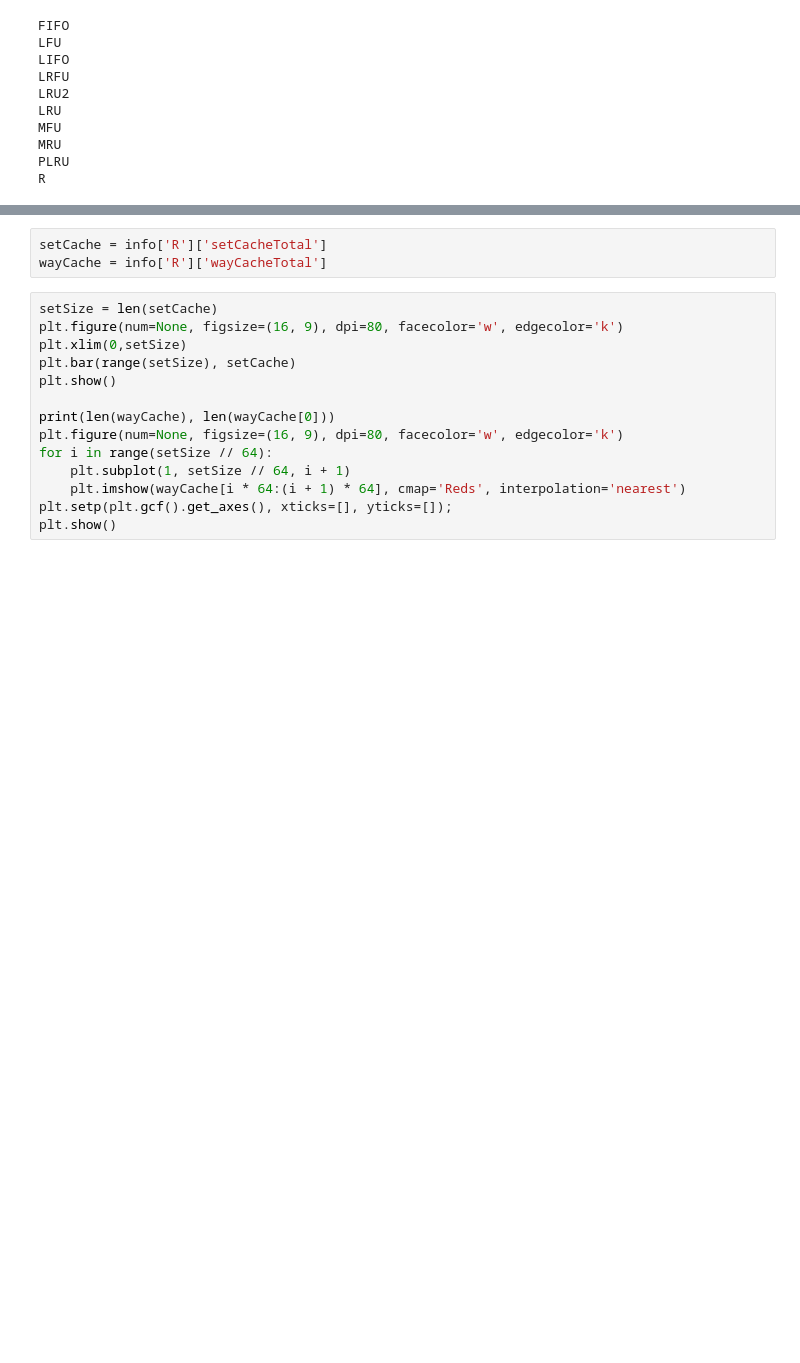
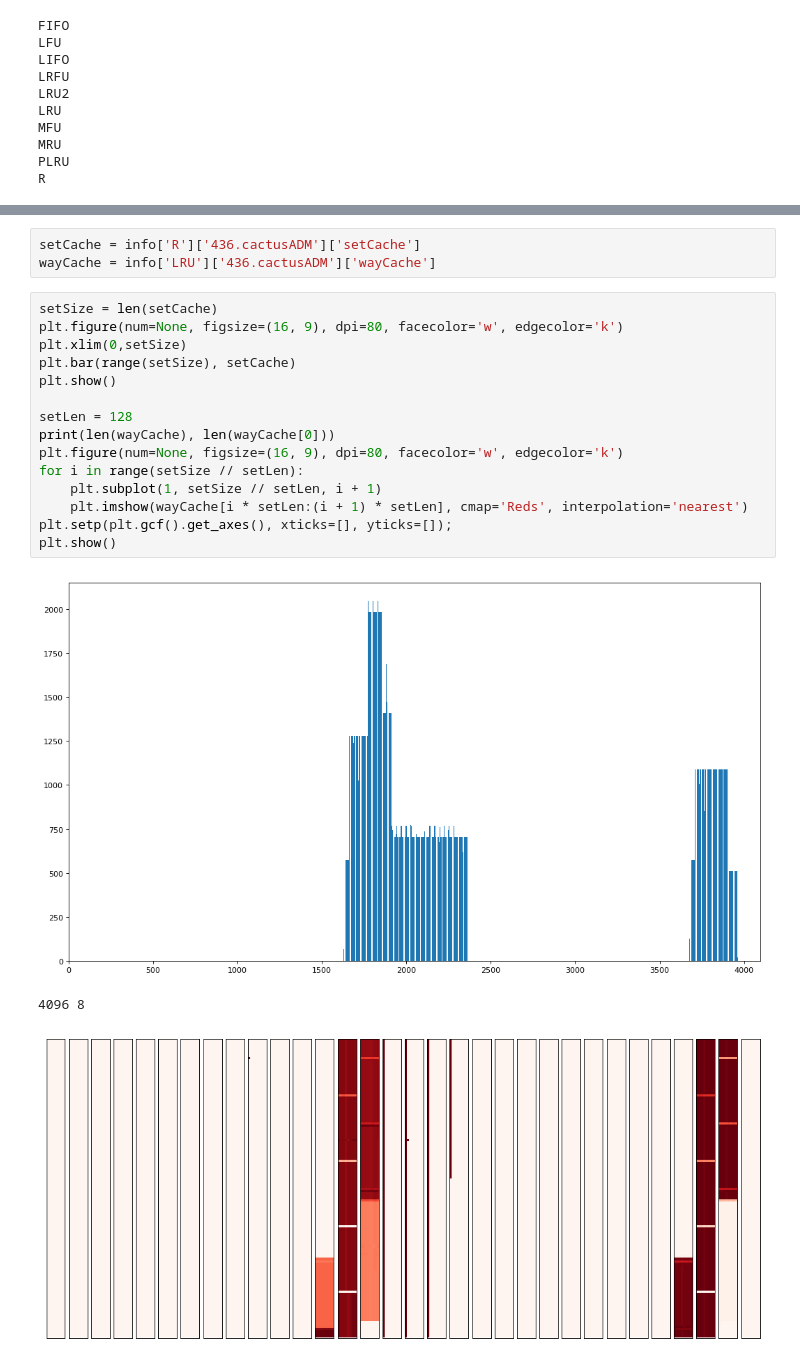
Before and after one commit to rmmartin02/CS674, a Jupyter notebook: Results/Analysis.ipynb, the cells around one changed output, grey strips where cells are left out. Cells and saved outputs as stored; diff of their text form; blank space fills up the shorter version.

```diff
--- a/Results/Analysis.ipynb
+++ b/Results/Analysis.ipynb
@@ -129,17 +133,22 @@ plt.show()
 # %%
-setCache = info['R']['setCacheTotal']
-wayCache = info['R']['wayCacheTotal']
+setCache = info['R']['436.cactusADM']['setCache']
+wayCache = info['LRU']['436.cactusADM']['wayCache']
 # %%
 setSize = len(setCache)
 plt.figure(num=None, figsize=(16, 9), dpi=80, facecolor='w', edgecolor='k')
 plt.xlim(0,setSize)
 plt.bar(range(setSize), setCache)
 plt.show()
 
+setLen = 128
 print(len(wayCache), len(wayCache[0]))
 plt.figure(num=None, figsize=(16, 9), dpi=80, facecolor='w', edgecolor='k')
-for i in range(setSize // 64):
-    plt.subplot(1, setSize // 64, i + 1)
-    plt.imshow(wayCache[i * 64:(i + 1) * 64], cmap='Reds', interpolation='nearest')
+for i in range(setSize // setLen):
+    plt.subplot(1, setSize // setLen, i + 1)
+    plt.imshow(wayCache[i * setLen:(i + 1) * setLen], cmap='Reds', interpolation='nearest')
 plt.setp(plt.gcf().get_axes(), xticks=[], yticks=[]);
 plt.show()
+# %% [output]
+[figure, added]
+4096 8
+[figure, added]
```
Also changed, not shown: parts of 9 cells of this notebook, 4 other files.
